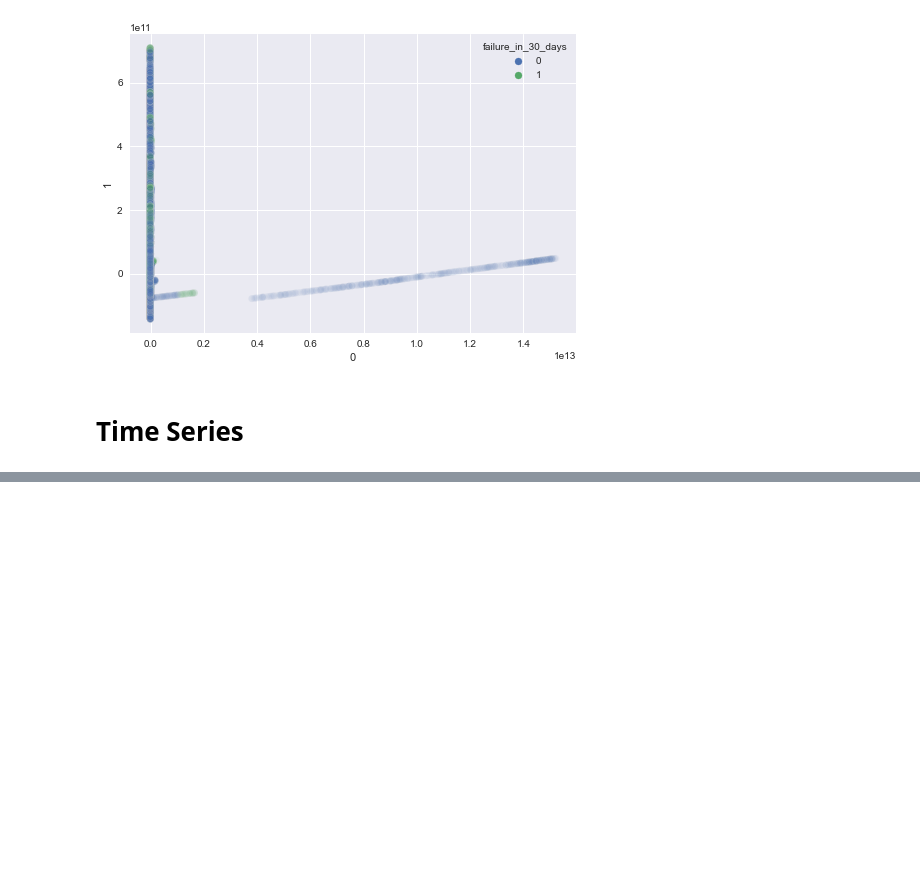
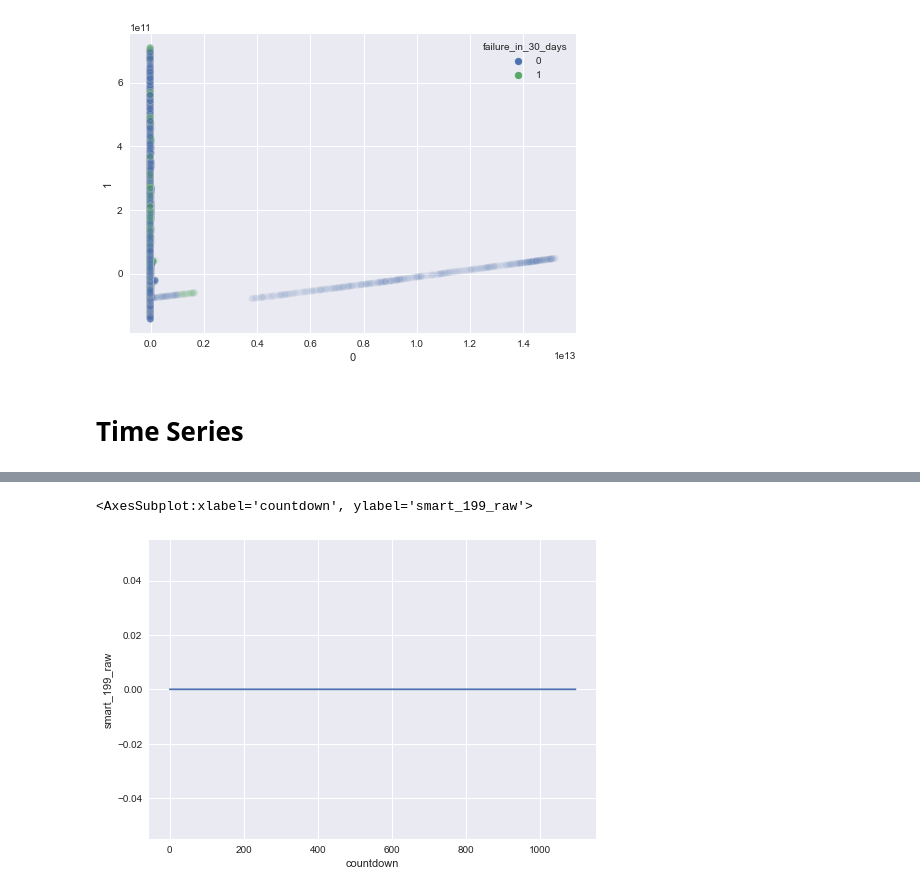
Before and after one commit to wcmphysics/DataScienceBootcamp-Capstone, a Jupyter notebook: notebooks/cmw_modeling.ipynb, the cells around one changed output, grey strips where cells are left out. Drawn from its saved outputs; the diff is of its cells as text; code cells hidden in the pictures; blank space fills up the shorter version.

```diff
--- a/notebooks/cmw_modeling.ipynb
+++ b/notebooks/cmw_modeling.ipynb
@@ -955,0 +1001,5 @@ ax = sns.lineplot(data=df_serials, x="countdown", y=f'smart_{smart_number}_raw',
+# %%
+sns.lineplot(data=df_train, x='countdown', y='smart_199_raw', estimator=np.median)
+# %% [output]
+<AxesSubplot:xlabel='countdown', ylabel='smart_199_raw'>
+[figure, added]
```
Also changed, not shown: parts of 30 cells of this notebook, 1 other file.
